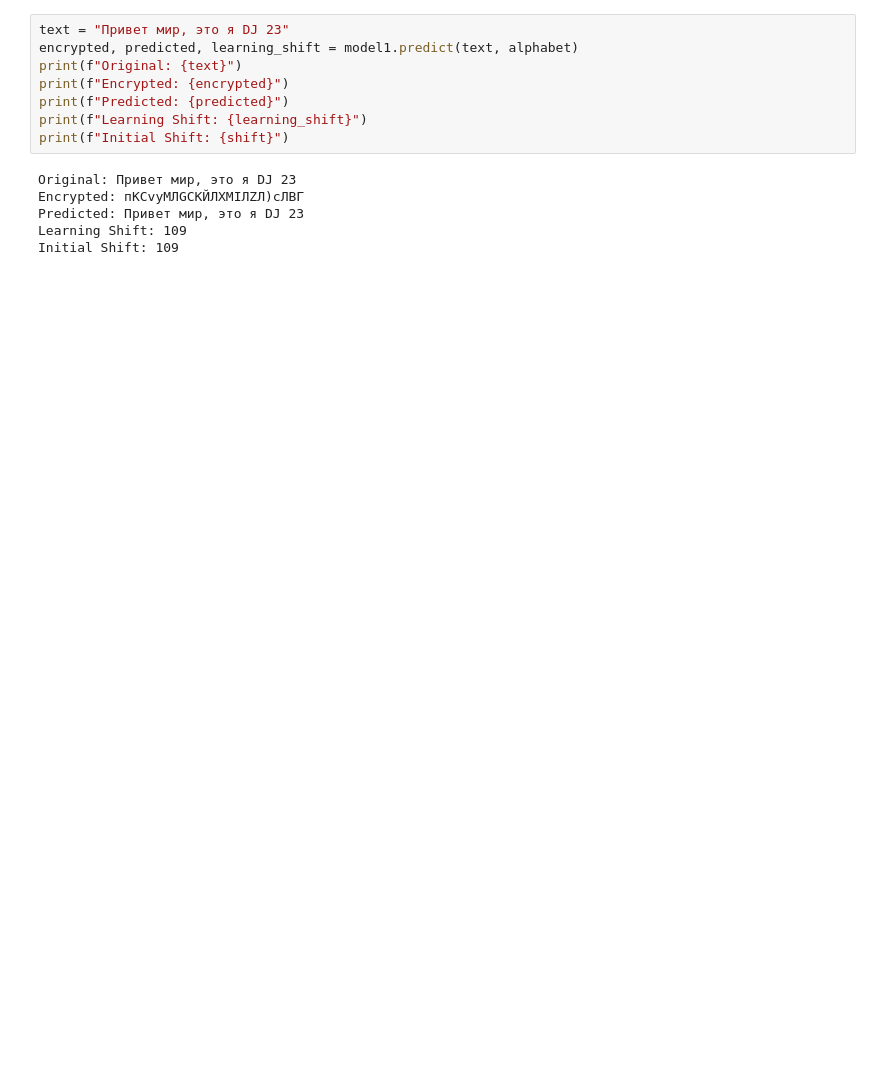
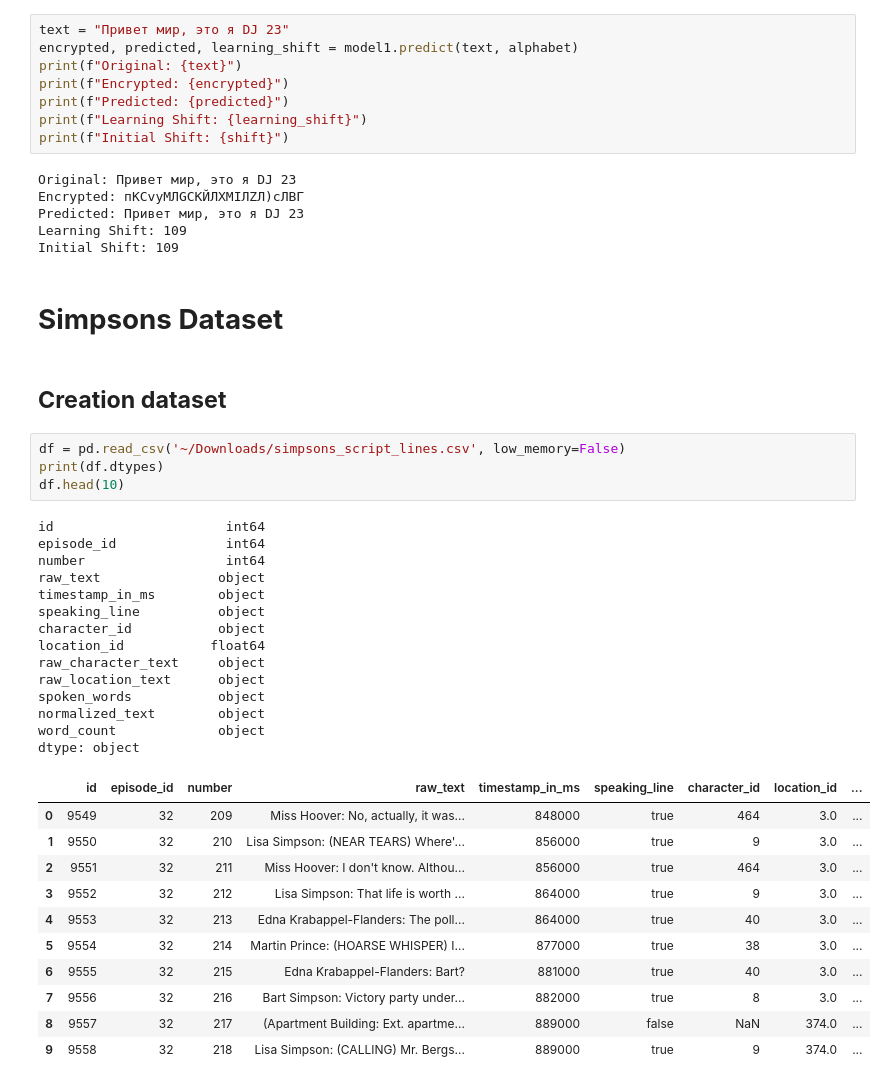
Before and after one commit to AlexBorealis/netology_dll_hw, a Jupyter notebook: kozlov_hw_4_dll.ipynb, the cells around one changed output. Drawn from its saved outputs; the diff is of its cells as text; blank space fills up the shorter version.

```diff
--- a/kozlov_hw_4_dll.ipynb
+++ b/kozlov_hw_4_dll.ipynb
@@ -318,3 +319,37 @@ Encrypted: пKCvyMЛGCKЙЛXMIЛZЛ)cЛВГ
 Predicted: Привет мир, это я DJ 23
 Learning Shift: 109
 Initial Shift: 109
+# %% [markdown]
+# **Simpsons Dataset**
+# %% [markdown]
+## **Creation dataset**
+# %%
+df = pd.read_csv('~/Downloads/simpsons_script_lines.csv', low_memory=False)
+print(df.dtypes)
+df.head(10)
+# %% [output]
+id                      int64
+episode_id              int64
+number                  int64
+raw_text               object
+timestamp_in_ms        object
+speaking_line          object
+character_id           object
+location_id           float64
+raw_character_text     object
+raw_location_text      object
+spoken_words           object
+normalized_text        object
+word_count             object
+dtype: object
+|  | id | episode_id | number | raw_text | timestamp_in_ms | speaking_line | character_id | location_id | ... |
+| 0 | 9549 | 32 | 209 | Miss Hoover: No, actually, it was... | 848000 | true | 464 | 3.0 | ... |
+| 1 | 9550 | 32 | 210 | Lisa Simpson: (NEAR TEARS) Where'... | 856000 | true | 9 | 3.0 | ... |
+| 2 | 9551 | 32 | 211 | Miss Hoover: I don't know. Althou... | 856000 | true | 464 | 3.0 | ... |
+| 3 | 9552 | 32 | 212 | Lisa Simpson: That life is worth ... | 864000 | true | 9 | 3.0 | ... |
+| 4 | 9553 | 32 | 213 | Edna Krabappel-Flanders: The poll... | 864000 | true | 40 | 3.0 | ... |
+| 5 | 9554 | 32 | 214 | Martin Prince: (HOARSE WHISPER) I... | 877000 | true | 38 | 3.0 | ... |
+| 6 | 9555 | 32 | 215 | Edna Krabappel-Flanders: Bart? | 881000 | true | 40 | 3.0 | ... |
+| 7 | 9556 | 32 | 216 | Bart Simpson: Victory party under... | 882000 | true | 8 | 3.0 | ... |
+| 8 | 9557 | 32 | 217 | (Apartment Building: Ext. apartme... | 889000 | false | NaN | 374.0 | ... |
+| 9 | 9558 | 32 | 218 | Lisa Simpson: (CALLING) Mr. Bergs... | 889000 | true | 9 | 374.0 | ... |
```
Also changed, not shown: parts of 19 cells of this notebook.
